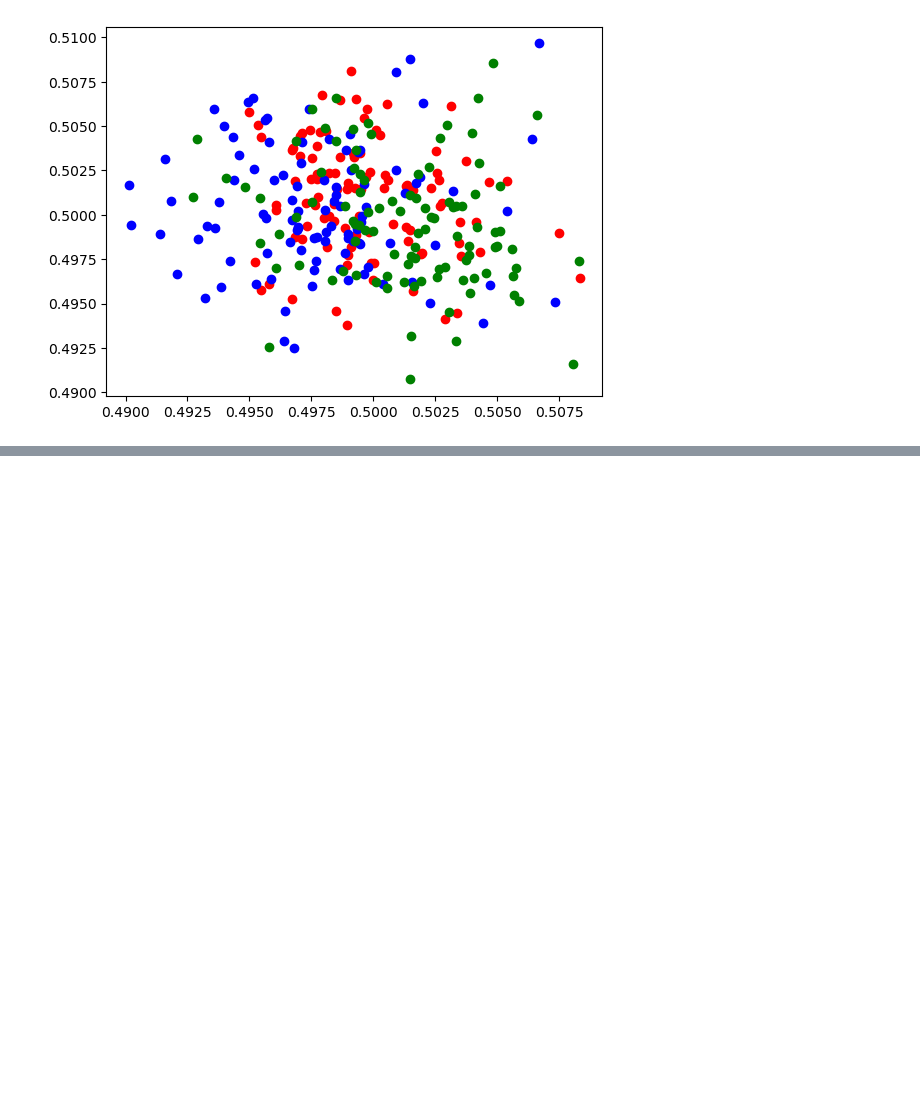
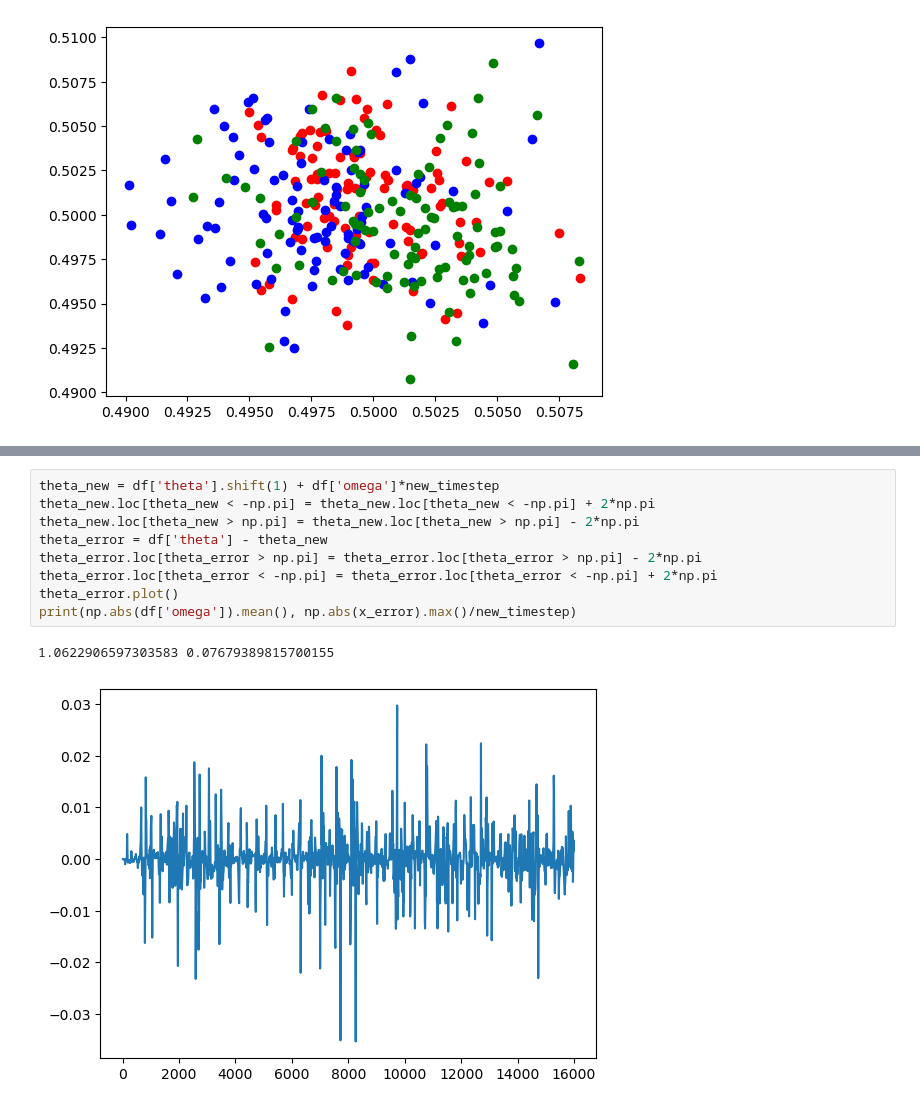
Before and after one commit to AntoSave/mujoco_mpc, a Jupyter notebook: tuning/teleop_data_analysis.ipynb, the cells around one changed output, grey strips where cells are left out. Drawn from its saved outputs; the diff is of its cells as text; blank space fills up the shorter version.

```diff
--- a/tuning/teleop_data_analysis.ipynb
+++ b/tuning/teleop_data_analysis.ipynb
@@ -330,0 +407,12 @@ plt.scatter(right_samples[:,0], right_samples[:,1], c='g', label='right')
+# %%
+theta_new = df['theta'].shift(1) + df['omega']*new_timestep
+theta_new.loc[theta_new < -np.pi] = theta_new.loc[theta_new < -np.pi] + 2*np.pi
+theta_new.loc[theta_new > np.pi] = theta_new.loc[theta_new > np.pi] - 2*np.pi
+theta_error = df['theta'] - theta_new
+theta_error.loc[theta_error > np.pi] = theta_error.loc[theta_error > np.pi] - 2*np.pi
+theta_error.loc[theta_error < -np.pi] = theta_error.loc[theta_error < -np.pi] + 2*np.pi
+theta_error.plot()
+print(np.abs(df['omega']).mean(), np.abs(x_error).max()/new_timestep)
+# %% [output]
+1.0622906597303583 0.07679389815700155
+[figure, added]
```
Also changed, not shown: parts of 47 cells of this notebook.
